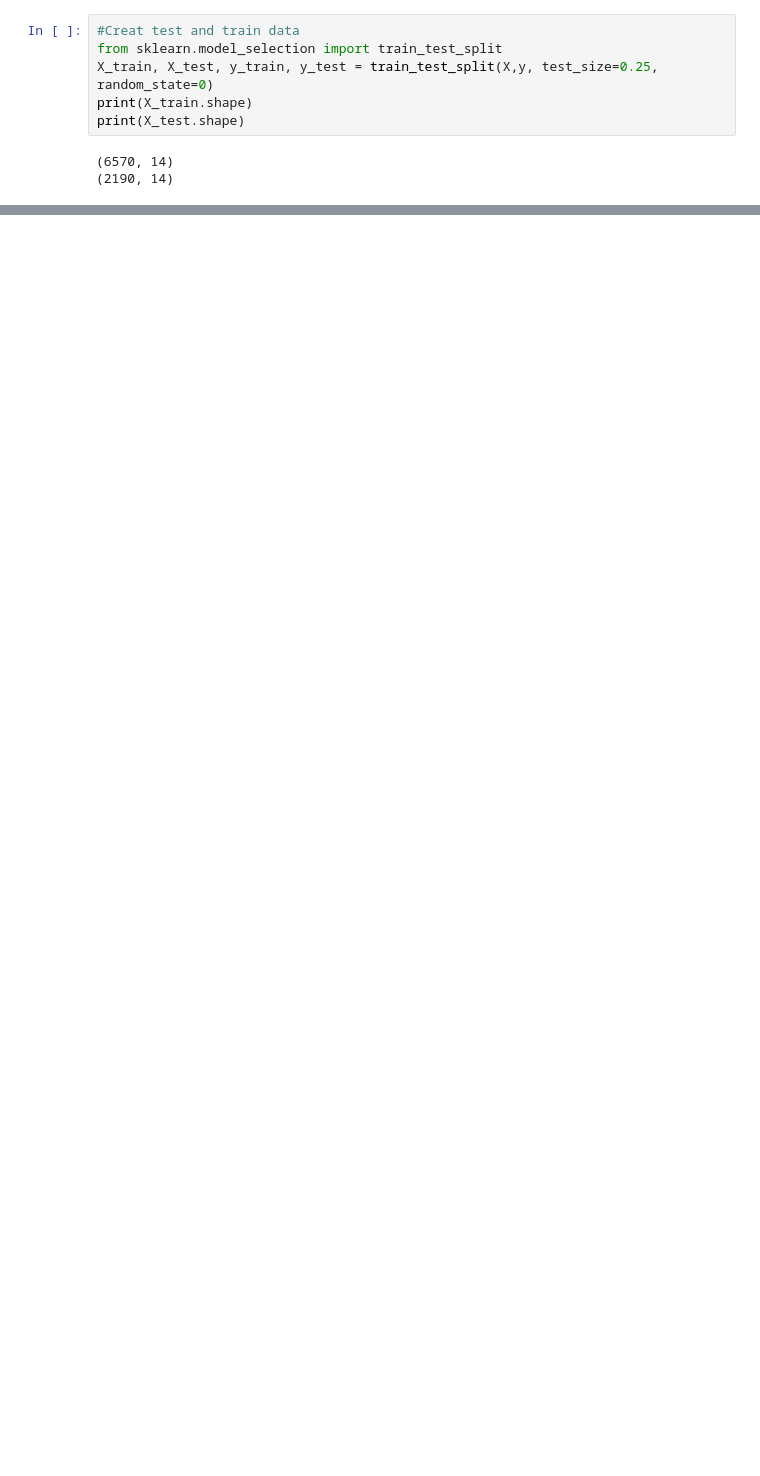
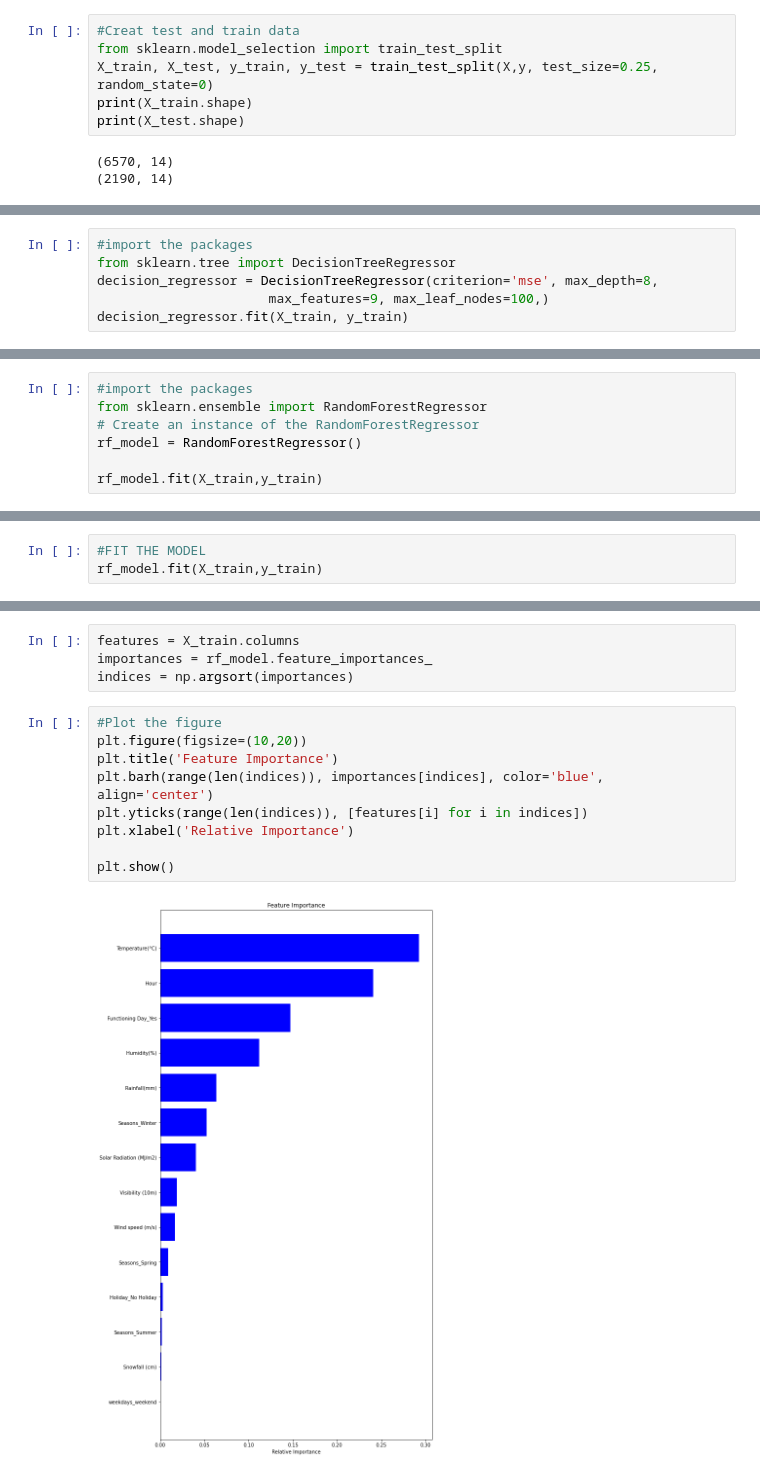
Before and after one commit to sadhanc0419/Bike_Sharing_Demand_Prediction_, a Jupyter notebook: Bike_Sharing_Demand_Prediction_Capstone_Project.ipynb, the cells around one changed output, grey strips where cells are left out. Saved outputs shown, nothing was run; the diff lists cells and outputs as text; blank space fills up the shorter version.

```diff
--- a/Bike_Sharing_Demand_Prediction_Capstone_Project.ipynb
+++ b/Bike_Sharing_Demand_Prediction_Capstone_Project.ipynb
@@ -654,0 +1028,6 @@ ValueError: ignored
+# %%
+#import the packages
+from sklearn.tree import DecisionTreeRegressor
+decision_regressor = DecisionTreeRegressor(criterion='mse', max_depth=8,
+                      max_features=9, max_leaf_nodes=100,)
+decision_regressor.fit(X_train, y_train)
@@ -654,0 +1121,7 @@ ValueError: ignored
+# %%
+#import the packages
+from sklearn.ensemble import RandomForestRegressor
+# Create an instance of the RandomForestRegressor
+rf_model = RandomForestRegressor()
+
+rf_model.fit(X_train,y_train)
@@ -654,0 +1247,3 @@ ValueError: ignored
+# %%
+#FIT THE MODEL
+rf_model.fit(X_train,y_train)
@@ -654,0 +1252,15 @@ ValueError: ignored
+# %%
+features = X_train.columns
+importances = rf_model.feature_importances_
+indices = np.argsort(importances)
+# %%
+#Plot the figure
+plt.figure(figsize=(10,20))
+plt.title('Feature Importance')
+plt.barh(range(len(indices)), importances[indices], color='blue', align='center')
+plt.yticks(range(len(indices)), [features[i] for i in indices])
+plt.xlabel('Relative Importance')
+
+plt.show()
+# %% [output]
+[figure, added]
```
Also changed, not shown: parts of 138 cells of this notebook.
